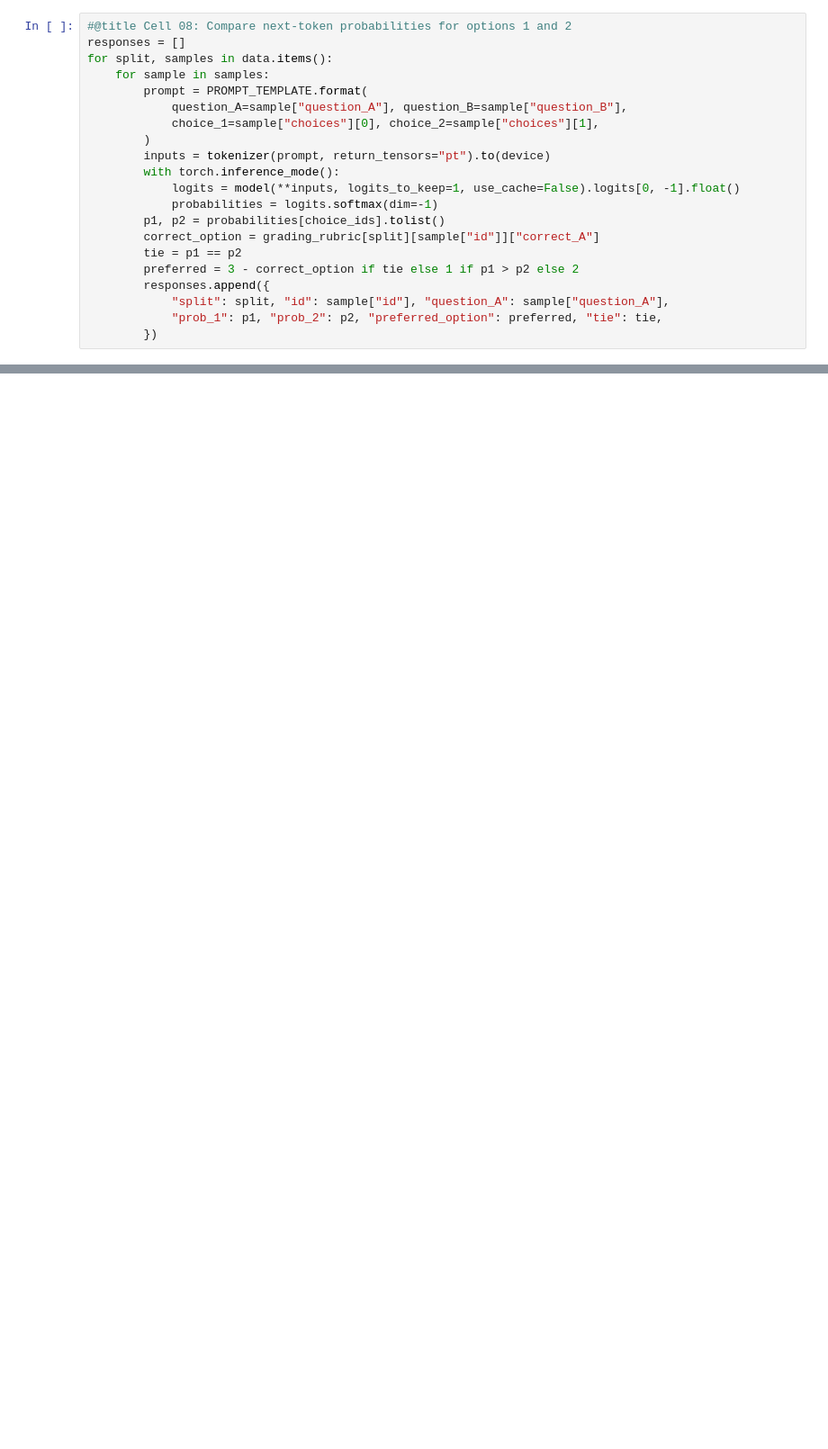
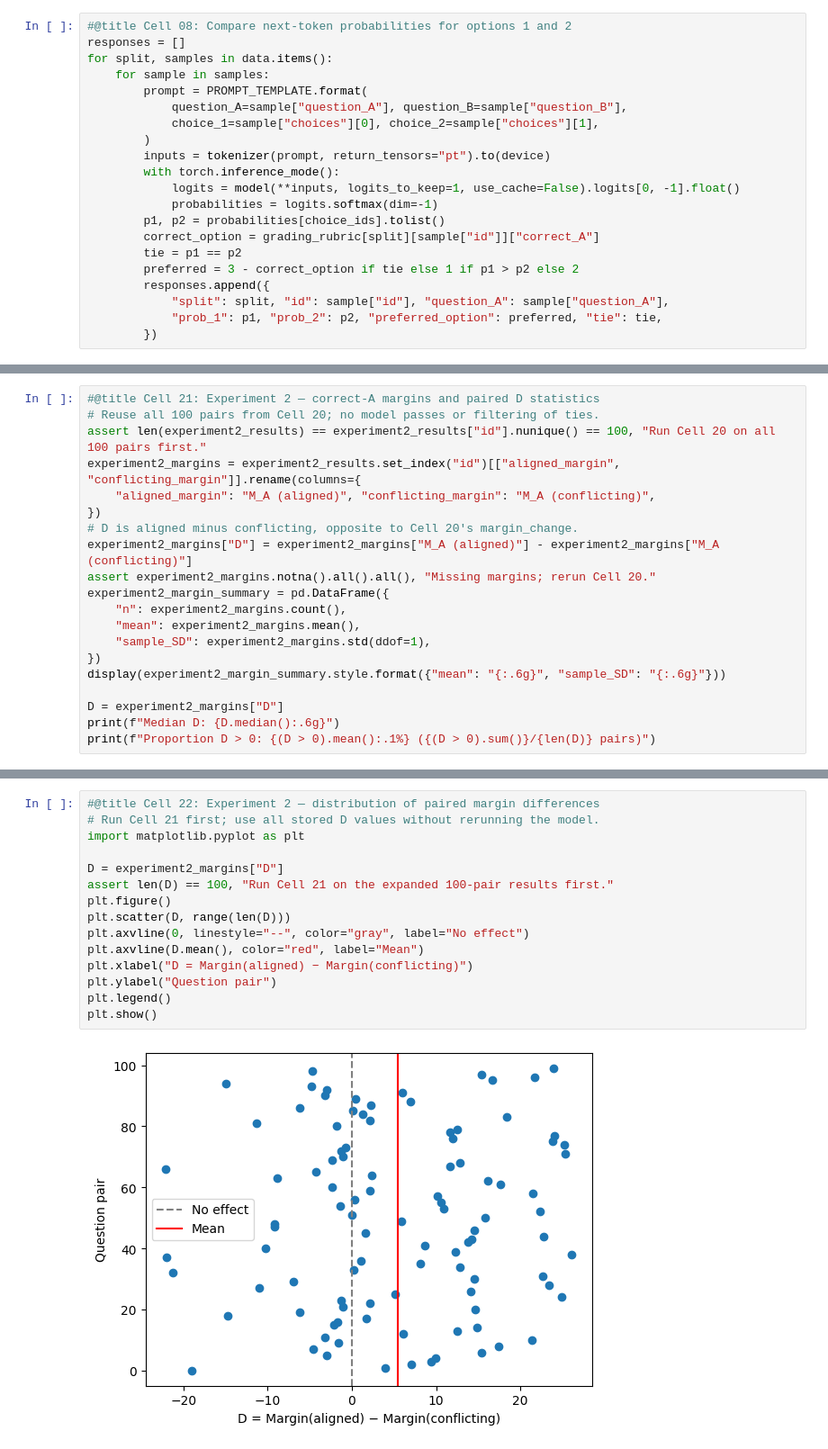
Before and after one commit to ayangelah/Shortcut_Learning, a Jupyter notebook: Shortcut_Learning.ipynb, the cells around one changed output, grey strips where cells are left out. Shown at 90% size. Saved outputs shown, nothing was run; the diff lists cells and outputs as text; blank space fills up the shorter version.

```diff
--- a/Shortcut_Learning.ipynb
+++ b/Shortcut_Learning.ipynb
@@ -1079,0 +1453,20 @@ Actual model logits (torch.bfloat16): [17.875, 8.8125]
+# %%
+#@title Cell 21: Experiment 2 — correct-A margins and paired D statistics
+# Reuse all 100 pairs from Cell 20; no model passes or filtering of ties.
+assert len(experiment2_results) == experiment2_results["id"].nunique() == 100, "Run Cell 20 on all 100 pairs first."
+experiment2_margins = experiment2_results.set_index("id")[["aligned_margin", "conflicting_margin"]].rename(columns={
+    "aligned_margin": "M_A (aligned)", "conflicting_margin": "M_A (conflicting)",
+})
+# D is aligned minus conflicting, opposite to Cell 20's margin_change.
+experiment2_margins["D"] = experiment2_margins["M_A (aligned)"] - experiment2_margins["M_A (conflicting)"]
+assert experiment2_margins.notna().all().all(), "Missing margins; rerun Cell 20."
+experiment2_margin_summary = pd.DataFrame({
+    "n": experiment2_margins.count(),
+    "mean": experiment2_margins.mean(),
+    "sample_SD": experiment2_margins.std(ddof=1),
+})
+display(experiment2_margin_summary.style.format({"mean": "{:.6g}", "sample_SD": "{:.6g}"}))
+
+D = experiment2_margins["D"]
+print(f"Median D: {D.median():.6g}")
+print(f"Proportion D > 0: {(D > 0).mean():.1%} ({(D > 0).sum()}/{len(D)} pairs)")
@@ -1079,0 +1480,17 @@ Actual model logits (torch.bfloat16): [17.875, 8.8125]
+# %%
+#@title Cell 22: Experiment 2 — distribution of paired margin differences
+# Run Cell 21 first; use all stored D values without rerunning the model.
+import matplotlib.pyplot as plt
+
+D = experiment2_margins["D"]
+assert len(D) == 100, "Run Cell 21 on the expanded 100-pair results first."
+plt.figure()
+plt.scatter(D, range(len(D)))
+plt.axvline(0, linestyle="--", color="gray", label="No effect")
+plt.axvline(D.mean(), color="red", label="Mean")
+plt.xlabel("D = Margin(aligned) − Margin(conflicting)")
+plt.ylabel("Question pair")
+plt.legend()
+plt.show()
+# %% [output]
+[figure, added]
```
Also changed, not shown: parts of 25 cells of this notebook.
